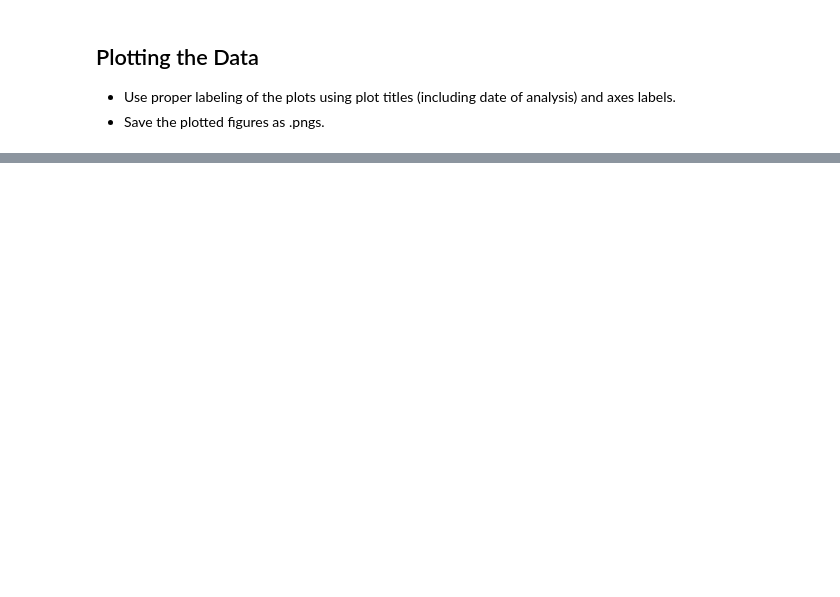
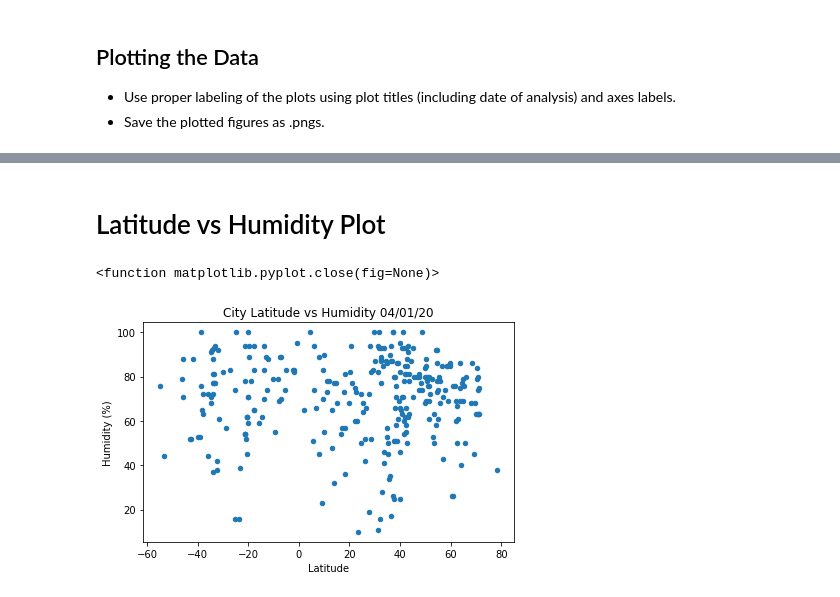
Before and after one commit to mbarrera2020/python-api-challenge, a Jupyter notebook: WeatherPy/mainWeatherPy.ipynb, the cells around one changed output, grey strips where cells are left out. Saved outputs shown, nothing was run; the diff lists cells and outputs as text; code cells hidden in the pictures; blank space fills up the shorter version.

```diff
--- a/WeatherPy/mainWeatherPy.ipynb
+++ b/WeatherPy/mainWeatherPy.ipynb
@@ -438,14 +324,16 @@ See the caveats in the documentation: https://pandas.pydata.org/pandas-docs/stab
 # %%
-#  NEED HELP -- date conversion & column update
-
 #testing
 #new_df[.to_datetime('1612595343', format='%Y%m%d', errors='ignore')
 
 #df['Dates'] = pd.to_datetime(df['Dates'], format='%Y%m%d')
-
-
 #new_df['Date'] = pd.to_datetime(new_df['Date'], format='%y%m%d', errors='ignore')
 
-new_df['Date'] = pd.to_datetime(1612595343, format='%y%m%d', errors='ignore')
+#new_df['Date'] = pd.to_datetime(new_df['Date'][0], format='%y%m%d', errors='ignore')
+#new_df['Date'] = pd.to_datetime(1612595343, format='%y%m%d', errors='ignore')
+#new_df
 
-new_df
+#cities_df['Date'][0].Date(levels(data$x), format="%d.%m.%Y")
+#cities_df['Date'][0].Date(1612595343, format="%d.%m.%Y")
+#x=cities_df['Date'][0]
+#x
+date='04/01/20'
@@ -861,0 +449,25 @@ The r-value is: 0.017128274759839232
+# %% [markdown]
+# Latitude vs Humidity Plot
+# %%
+#### scatter plot using pandas --
+
+cities_df.plot(kind="scatter", x='Lat', y='Humidity')
+
+# Set a Title and labels
+plt.title("City Latitude vs Humidity " + date)
+plt.xlabel("Latitude")
+plt.ylabel("Humidity (%)")
+
+# tight_layout() adjusts the visual of our graph making it easier to see
+plt.tight_layout()
+
+# Save our graph and show the graph
+# plt.savefig("../Images/<xyz.png")
+
+plt.savefig("Images/Lat_vs_Humidity_plot.png")
+
+#plt.legend()
+plt.close
+# %% [output]
+<function matplotlib.pyplot.close(fig=None)>
+[figure, added]
```
Also changed, not shown: parts of 140 cells of this notebook, 18 other files.
